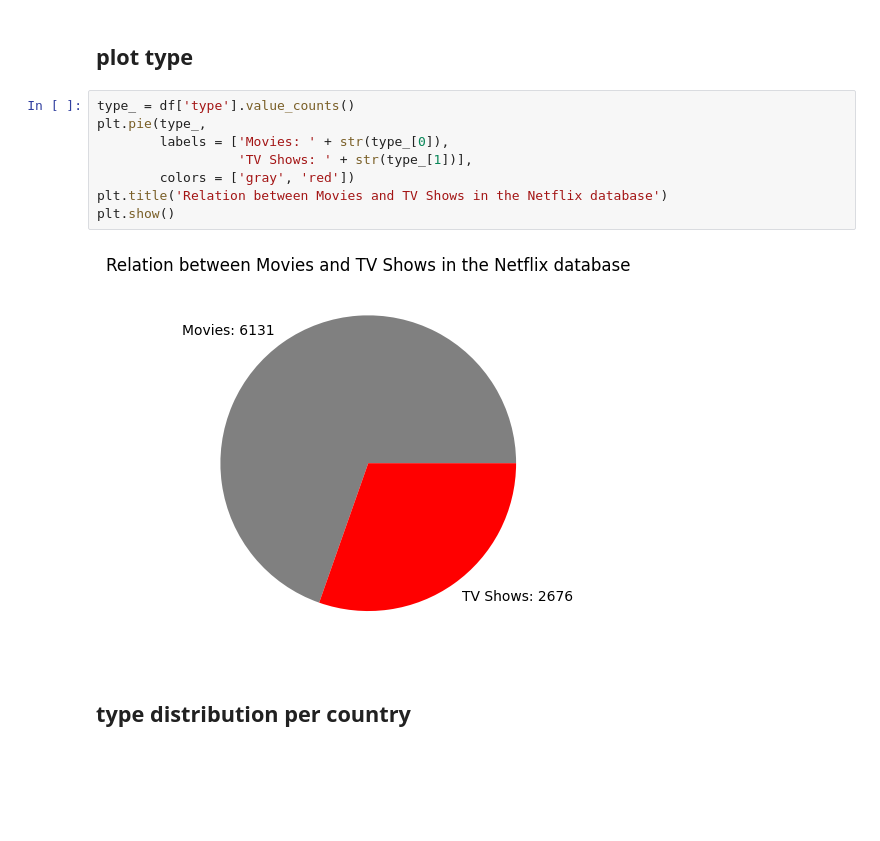
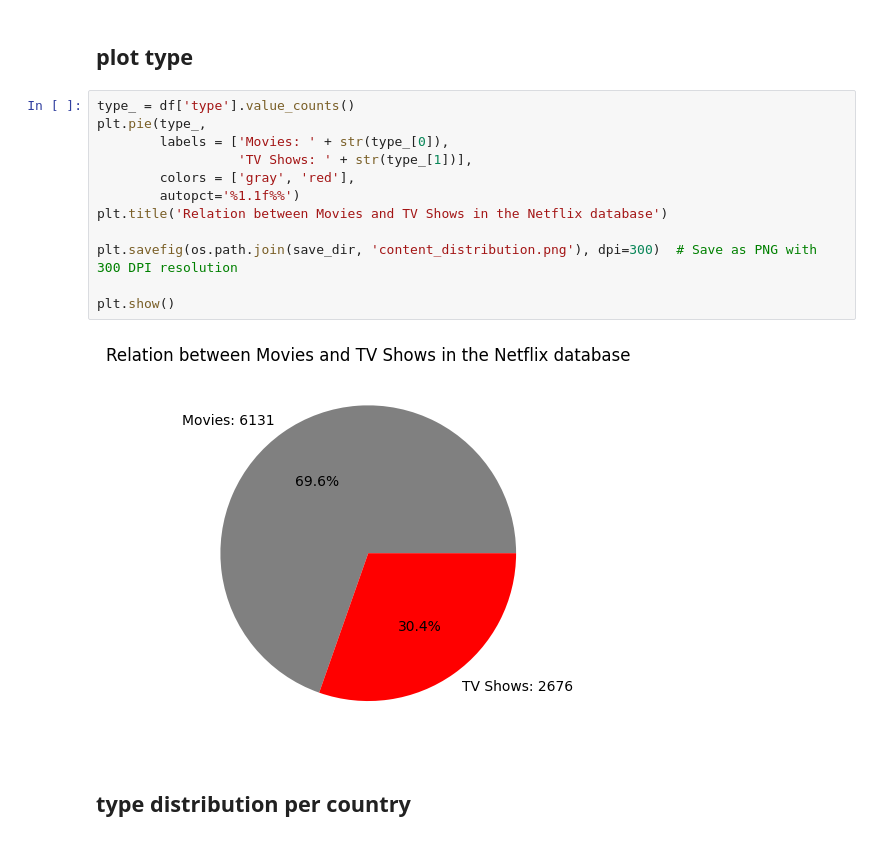
Before and after one commit to Edgar-La/Data_visualization_MoviesTVshows, a Jupyter notebook: Data_visualization.ipynb, the cells around one changed output. Saved outputs shown, nothing was run; the diff lists cells and outputs as text; blank space fills up the shorter version.

Commit message:
Minus changes to plots

```diff
--- a/Data_visualization.ipynb
+++ b/Data_visualization.ipynb
@@ -73,13 +73,17 @@ if not os.path.exists(save_dir):
 # %%
 type_ = df['type'].value_counts()
 plt.pie(type_,
         labels = ['Movies: ' + str(type_[0]),
                   'TV Shows: ' + str(type_[1])],
-        colors = ['gray', 'red'])
+        colors = ['gray', 'red'],
+        autopct='%1.1f%%')
 plt.title('Relation between Movies and TV Shows in the Netflix database')
+
+plt.savefig(os.path.join(save_dir, 'content_distribution.png'), dpi=300)  # Save as PNG with 300 DPI resolution
+
 plt.show()
 # %% [output]
-[figure, old version]
+[figure, new version]
 # %% [markdown]
 ## type distribution per country
 # %%
```
Also changed, not shown: 2 other files.
